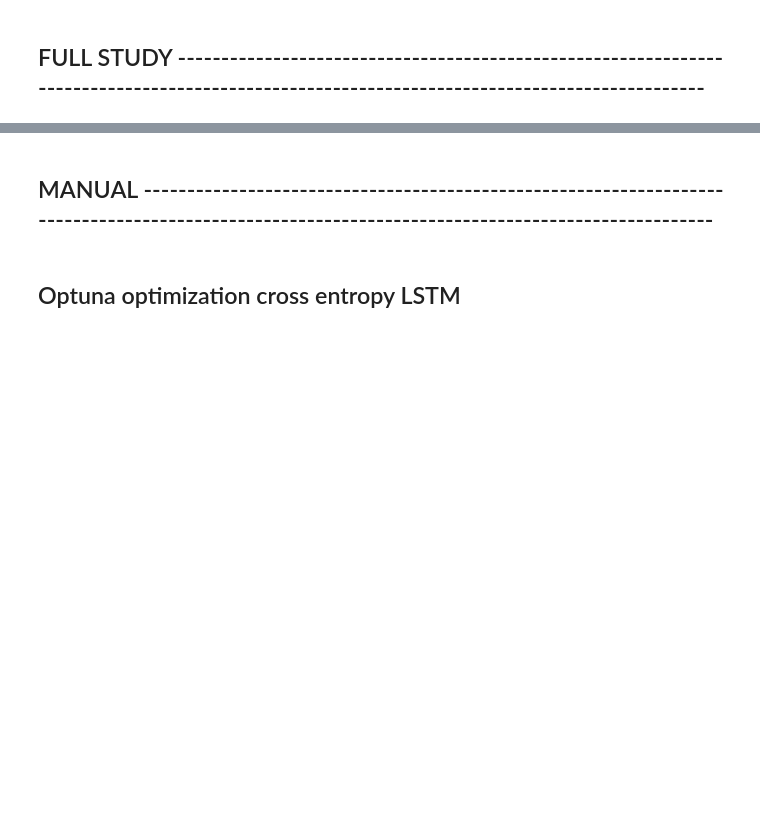
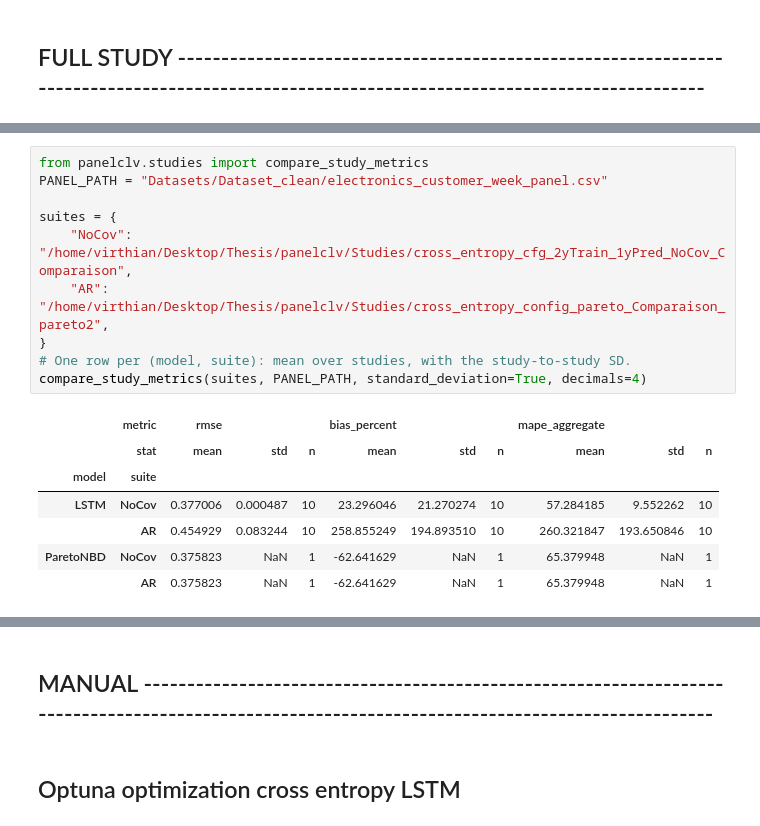
Before and after one commit to HuberPablo/panelclv, a Jupyter notebook: notebooks/Study.ipynb, the cells around one changed output, grey strips where cells are left out. Drawn from its saved outputs; the diff is of its cells as text; blank space fills up the shorter version.

```diff
--- a/notebooks/Study.ipynb
+++ b/notebooks/Study.ipynb
@@ -292,3 +674,21 @@ Study suite written to: /home/virthian/Desktop/Thesis/panelclv/Studies/cross_ent
+# %%
+from panelclv.studies import compare_study_metrics
+PANEL_PATH = "Datasets/Dataset_clean/electronics_customer_week_panel.csv"
+
+suites = {
+    "NoCov": "/home/virthian/Desktop/Thesis/panelclv/Studies/cross_entropy_cfg_2yTrain_1yPred_NoCov_Comparaison",
+    "AR":    "/home/virthian/Desktop/Thesis/panelclv/Studies/cross_entropy_config_pareto_Comparaison_pareto2",
+}
+# One row per (model, suite): mean over studies, with the study-to-study SD.
+compare_study_metrics(suites, PANEL_PATH, standard_deviation=True, decimals=4)
+# %% [output]
+|  | metric | rmse |  |  | bias_percent |  |  | mape_aggregate |  |  |
+|  | stat | mean | std | n | mean | std | n | mean | std | n |
+| model | suite |  |  |  |  |  |  |  |  |  |
+| LSTM | NoCov | 0.377006 | 0.000487 | 10 | 23.296046 | 21.270274 | 10 | 57.284185 | 9.552262 | 10 |
+|  | AR | 0.454929 | 0.083244 | 10 | 258.855249 | 194.893510 | 10 | 260.321847 | 193.650846 | 10 |
+| ParetoNBD | NoCov | 0.375823 | NaN | 1 | -62.641629 | NaN | 1 | 65.379948 | NaN | 1 |
+|  | AR | 0.375823 | NaN | 1 | -62.641629 | NaN | 1 | 65.379948 | NaN | 1 |
 # %%
 from panelclv.studies import plot_suite_forecast
 
```
Also changed, not shown: parts of 13 cells of this notebook.
